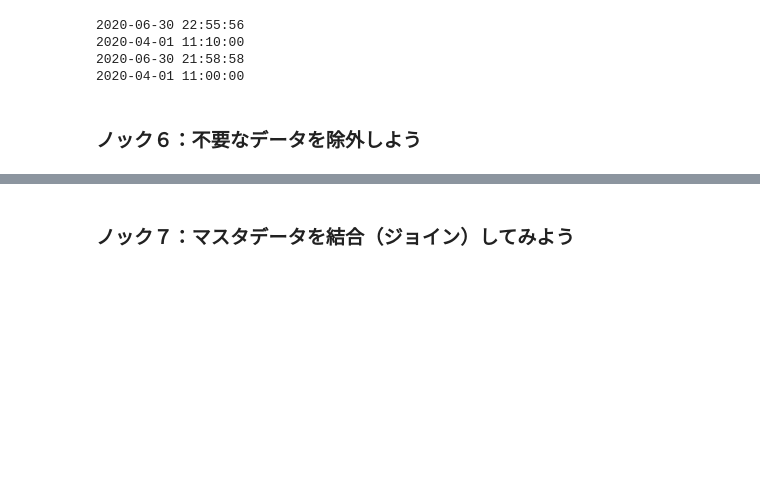
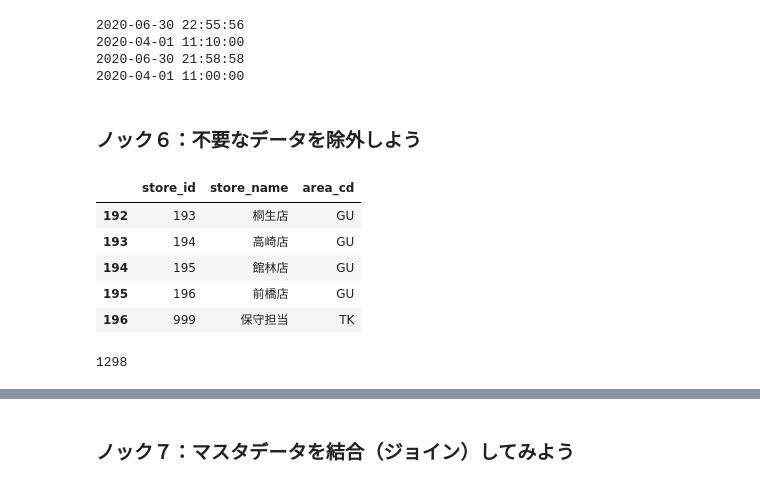
Before and after one commit to GitHiru/ml_academic, a Jupyter notebook: various/offline/books/MLSys_100Knocks/本章/1章/1章_分析に向けた準備を行う10本ノック.ipynb, the cells around one changed output, grey strips where cells are left out. Drawn from its saved outputs; the diff is of its cells as text; code cells hidden in the pictures; blank space fills up the shorter version.

```diff
--- a/various/offline/books/MLSys_100Knocks/本章/1章/1章_分析に向けた準備を行う10本ノック.ipynb
+++ b/various/offline/books/MLSys_100Knocks/本章/1章/1章_分析に向けた準備を行う10本ノック.ipynb
@@ -222,3 +222,18 @@ print(order_all["order_accept_date"].min())
 2020-04-01 11:00:00
 # %% [markdown]
 ### ノック６：不要なデータを除外しよう
+# %%
+# 店舗マスタにあるノイズ
+df_store.tail()
+# %% [output]
+|  | store_id | store_name | area_cd |
+| 192 | 193 | 桐生店 | GU |
+| 193 | 194 | 高崎店 | GU |
+| 194 | 195 | 館林店 | GU |
+| 195 | 196 | 前橋店 | GU |
+| 196 | 999 | 保守担当 | TK |
+# %%
+# ノイズデータのレコード数確認
+len(order_data[order_data["store_id"]==999])
+# %% [output]
+1298
```
Also changed, not shown: parts of 2 cells of this notebook.
